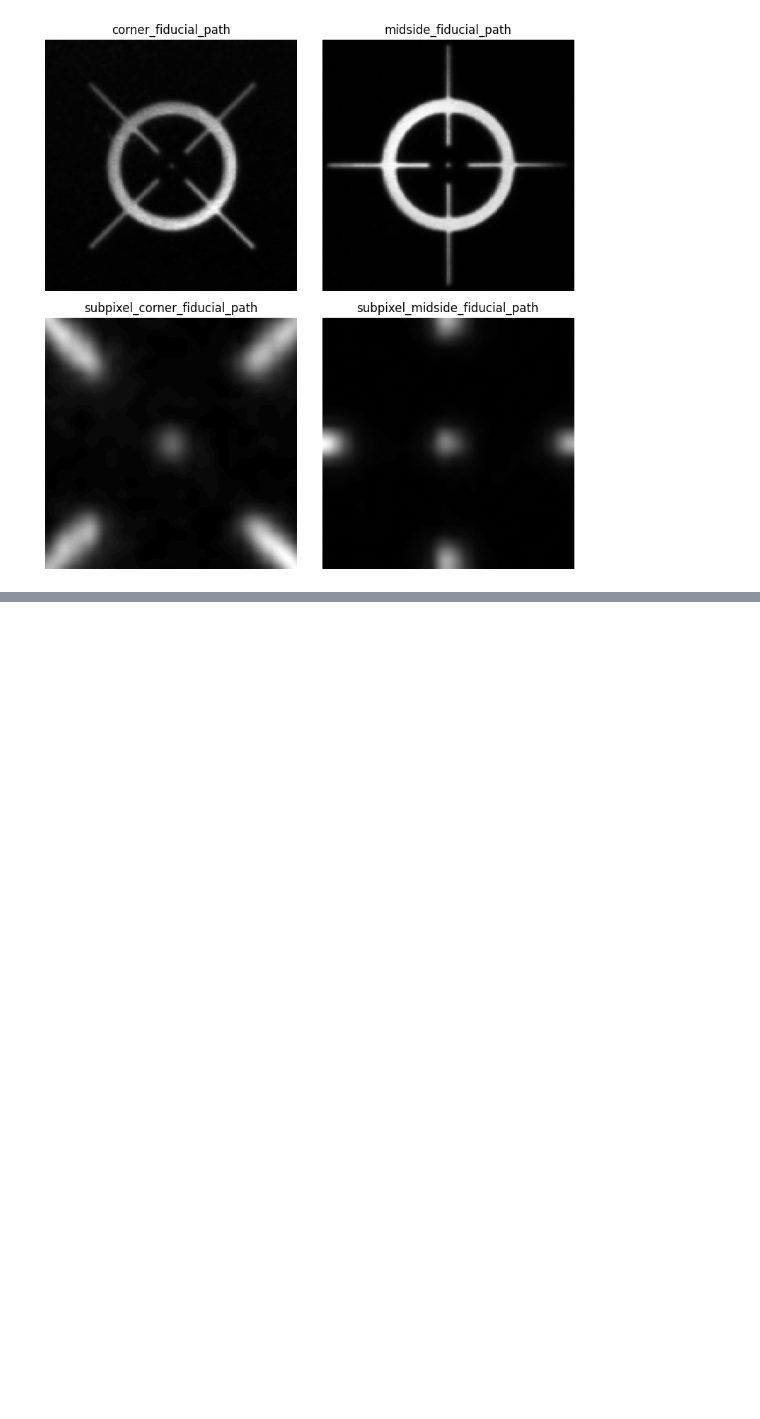
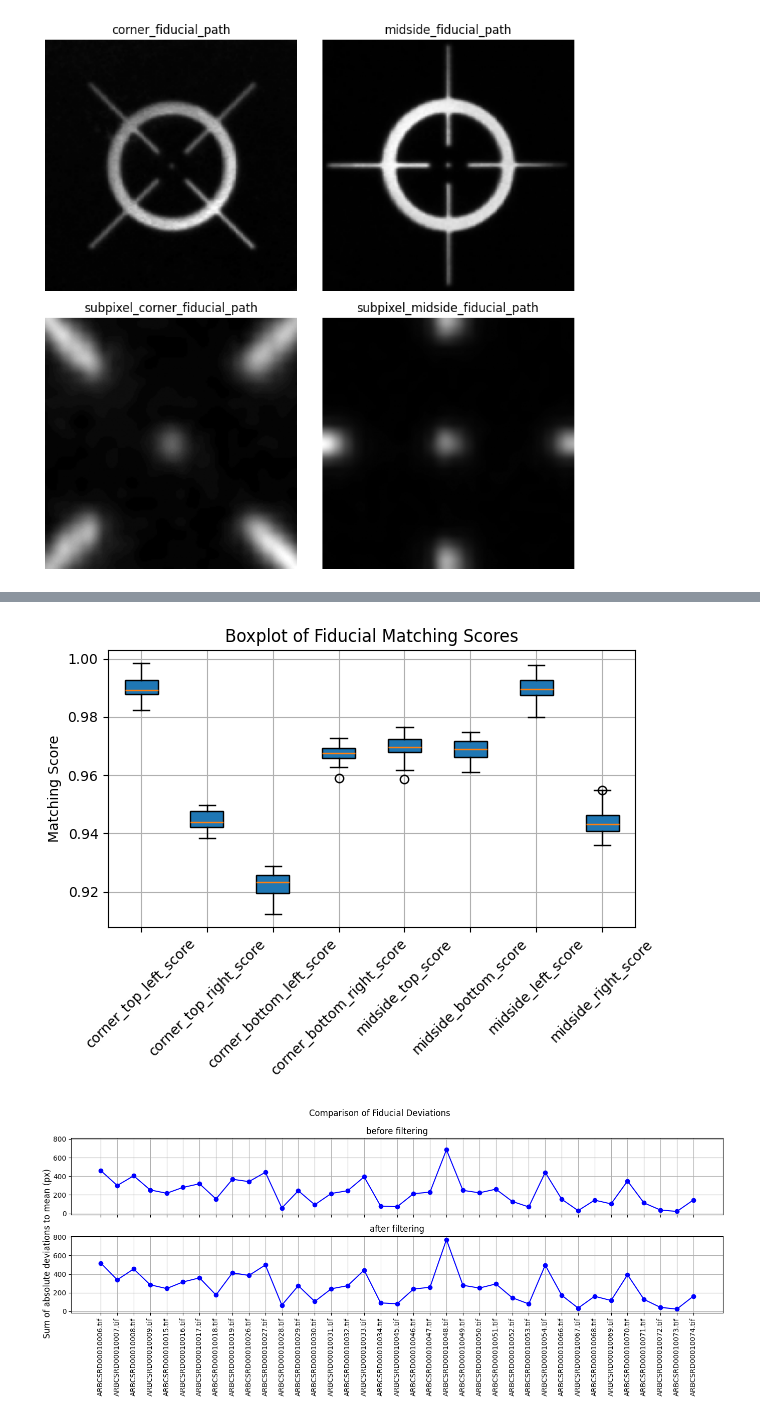
Before and after one commit to shippp/history, a Jupyter notebook: notebooks/casa_grande_aerial.ipynb, the cells around one changed output, grey strips where cells are left out. Drawn from its saved outputs; the diff is of its cells as text; code cells hidden in the pictures; blank space fills up the shorter version.

```diff
--- a/notebooks/casa_grande_aerial.ipynb
+++ b/notebooks/casa_grande_aerial.ipynb
@@ -96,2 +109,6 @@ The `AerialPreprocessing.detect_fiducials()` method will detect for all images i
 # %%
-detected_fiducials_df = ap.detect_fiducials(grid_size=7, max_workers=MAX_WORKERS)
+
+detected_fiducials_df = hipp.aerial.iter_detect_fiducials(RAW_IMAGES_DIRECTORY, FIDUCIALS_DIRECTORY, grid_size=7, max_workers=MAX_WORKERS)
+
+filtered_detected_fiducials_df = hipp.aerial.filter_detected_fiducials(detected_fiducials_df)
+filtered_detected_fiducials_df.round(2).to_csv(DETECTED_FIDUCIALS_PATH)
@@ -101 +132,9 @@ detected_fiducials_df = ap.detect_fiducials(grid_size=7, max_workers=MAX_WORKERS
+# %%
+# Don't generat qc plot here cause the detection is perfect
+#hipp.aerial.qc.generate_detection_qc_plots(RAW_IMAGES_DIRECTORY, detected_fiducials_df, output_directory=QC_DIRECTORY)
+hipp.aerial.qc.plot_detection_score_boxplot(detected_fiducials_df)
+hipp.aerial.qc.plot_fiducials_filtering(detected_fiducials_df, filtered_detected_fiducials_df)
+# %% [output]
+[figure, added]
+[figure, added]
 # %% [markdown]
```
Also changed, not shown: parts of 27 cells of this notebook, 2 other files.
